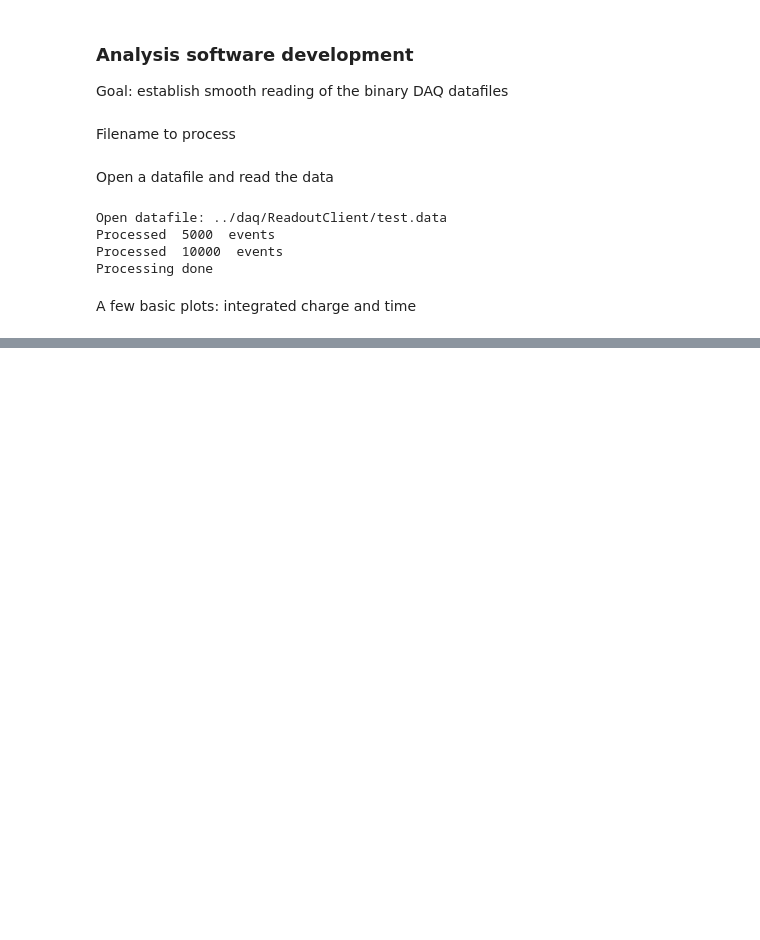
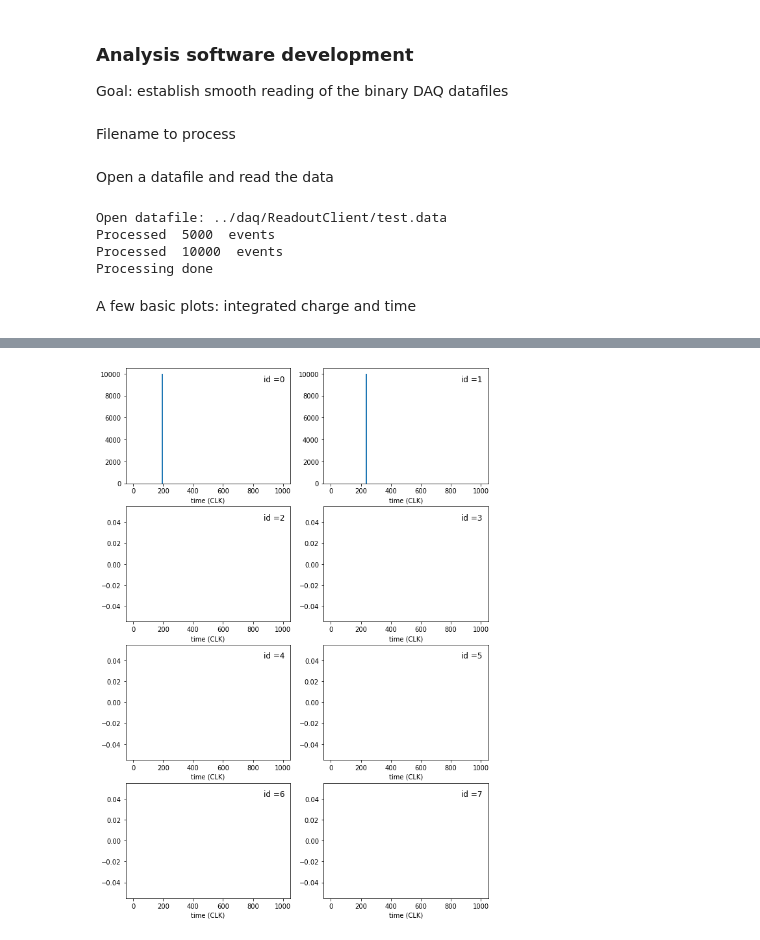
Before and after one commit to acolijn/DT5550_DAQ, a Jupyter notebook: analysis/decode_example.ipynb, the cells around one changed output, grey strips where cells are left out. Drawn from its saved outputs; the diff is of its cells as text; code cells hidden in the pictures; blank space fills up the shorter version.

```diff
--- a/analysis/decode_example.ipynb
+++ b/analysis/decode_example.ipynb
@@ -53,0 +45,4 @@ array([1., 1., 0., 0., 0., 0., 0., 0.])
+# %%
+io.plot_all(type="time",range=(0,1000))
+# %% [output]
+[figure, added]
```
Also changed, not shown: parts of 4 cells of this notebook, 1 other file.
